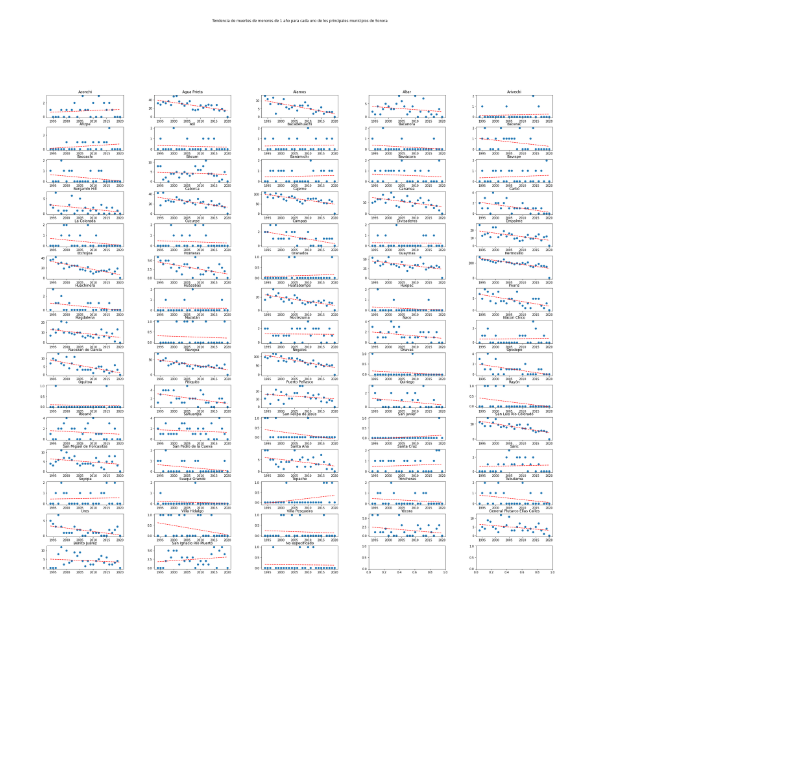
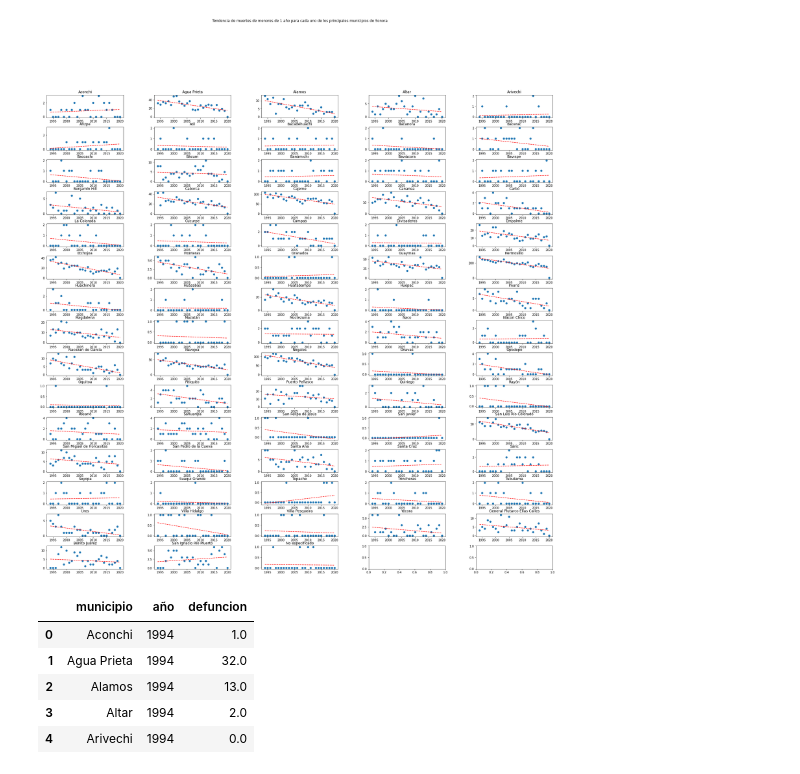
Before and after one commit to ibsanmorales/data_sonora_buqui, a Jupyter notebook: notebooks/mortalidad.ipynb, the cells around one changed output. Cells and saved outputs as stored; diff of their text form; code cells hidden in the pictures; blank space fills up the shorter version.

```diff
--- a/notebooks/mortalidad.ipynb
+++ b/notebooks/mortalidad.ipynb
@@ -354,3 +354,12 @@ fig.suptitle('Tendencia de muertes de menores de 1 año para cada uno de los pri
 plt.show()
 # %% [output]
 [figure]
+# %%
+mortalidad_tidy.head()
+# %% [output]
+|  | municipio | año | defuncion |
+| 0 | Aconchi | 1994 | 1.0 |
+| 1 | Agua Prieta | 1994 | 32.0 |
+| 2 | Alamos | 1994 | 13.0 |
+| 3 | Altar | 1994 | 2.0 |
+| 4 | Arivechi | 1994 | 0.0 |
```
Also changed, not shown: parts of 5 cells of this notebook, 1 other file.
